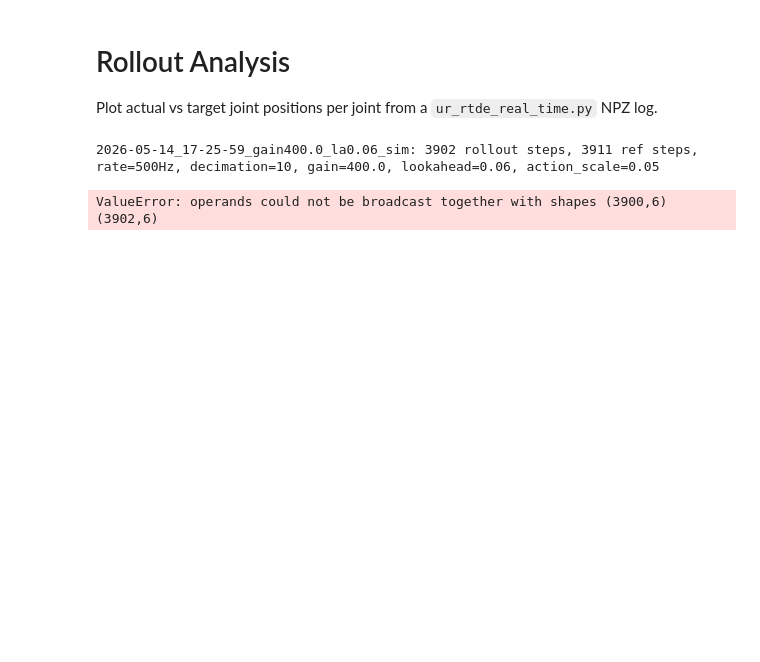
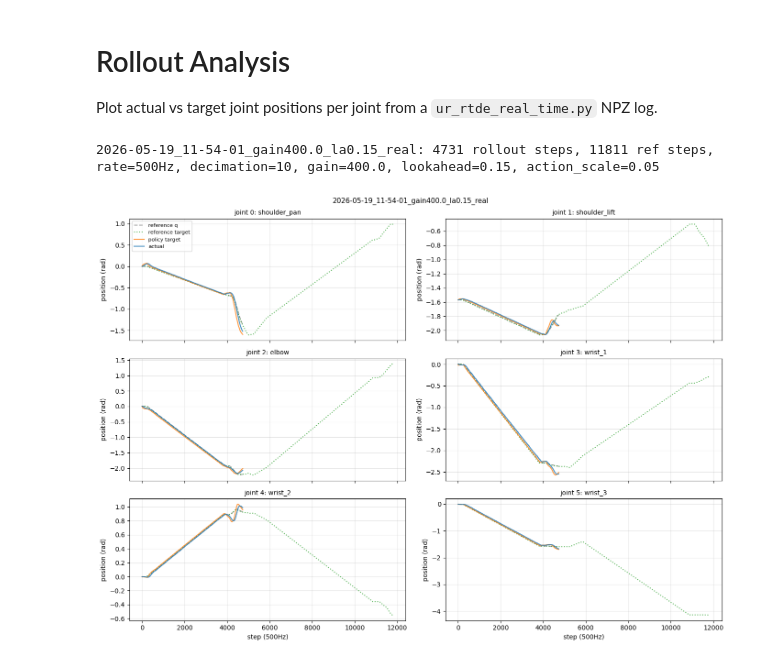
Before and after one commit to Arnibjarnst/BoxLift, a Jupyter notebook: notebooks/analyze_rollout.ipynb, the cells around one changed output. Cells and saved outputs as stored; diff of their text form; code cells hidden in the pictures; blank space fills up the shorter version.

```diff
--- a/notebooks/analyze_rollout.ipynb
+++ b/notebooks/analyze_rollout.ipynb
@@ -691,7 +726,7 @@ def compare_force_to_box_motion(npz_path, reference="initial", ds=1, force="line
 
     plt.tight_layout()
 # %%
-analyze_joints("../logs/rsl_rl/boxhinge/2026-05-14_17-00-16_more_regularization/ur_rtde_logs/2026-05-14_17-25-59_gain400.0_la0.06_sim.npz")
+analyze_joints("../logs/rsl_rl/boxhinge/2026-05-17_17-22-43_boxrotate_on_boxhinge/ur_rtde_logs/2026-05-19_11-54-01_gain400.0_la0.15_real.npz")
 # %% [output]
-2026-05-14_17-25-59_gain400.0_la0.06_sim: 3902 rollout steps, 3911 ref steps, rate=500Hz, decimation=10, gain=400.0, lookahead=0.06, action_scale=0.05
+2026-05-19_11-54-01_gain400.0_la0.15_real: 4731 rollout steps, 11811 ref steps, rate=500Hz, decimation=10, gain=400.0, lookahead=0.15, action_scale=0.05
-ValueError: operands could not be broadcast together with shapes (3900,6) (3902,6)
+[figure, added]
```
Also changed, not shown: parts of 17 cells of this notebook, 2 other files.
